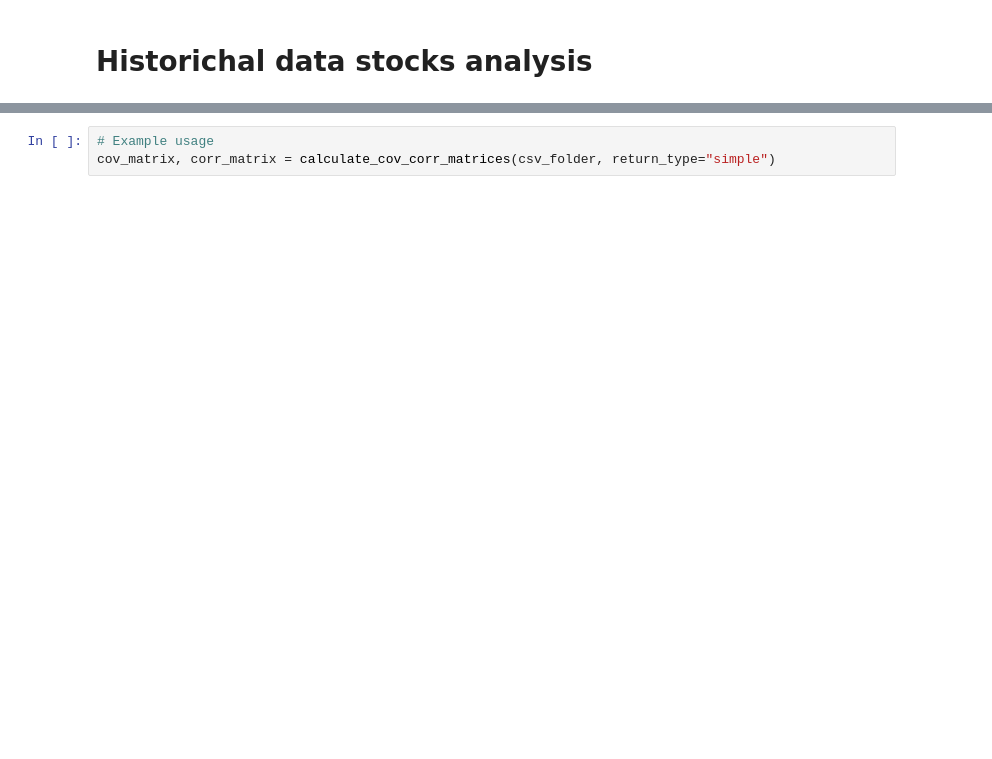
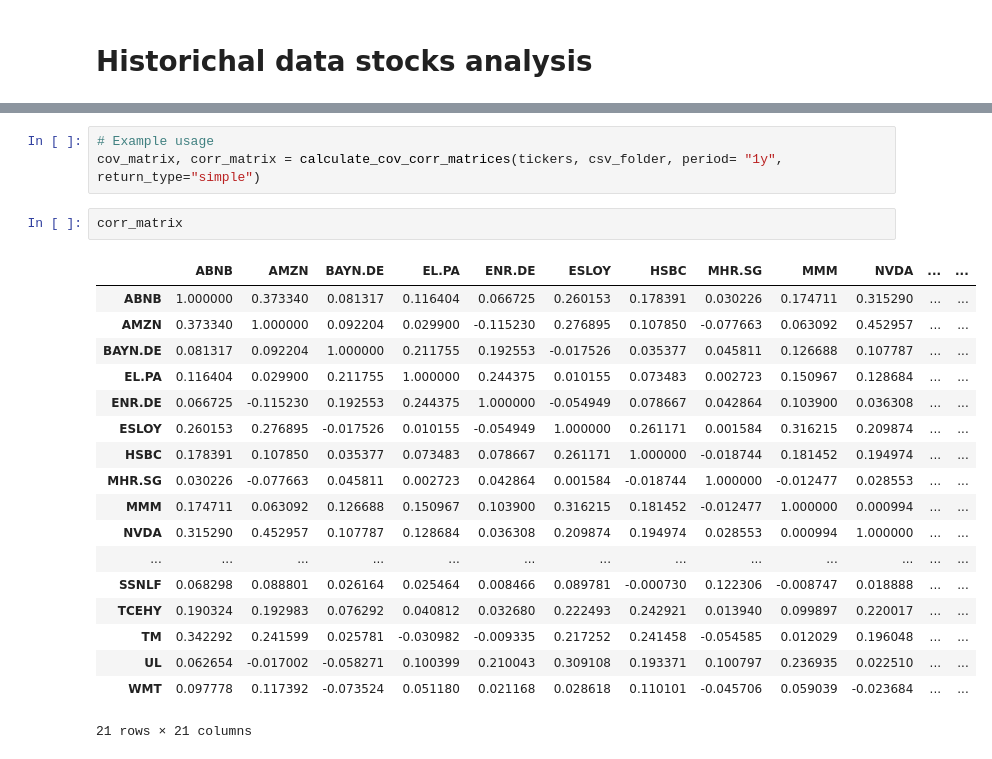
Before and after one commit to MauroAndretta/PortfolioBuilder, a Jupyter notebook: notebooks/PortfolioBuilder.ipynb, the cells around one changed output, grey strips where cells are left out. Saved outputs shown, nothing was run; the diff lists cells and outputs as text; blank space fills up the shorter version.

```diff
--- a/notebooks/PortfolioBuilder.ipynb
+++ b/notebooks/PortfolioBuilder.ipynb
@@ -335,7 +340,28 @@ def calculate_cov_corr_matrices(csv_folder: str, period: str = "1y",
     return covariance_matrix, correlation_matrix
 # %%
 # Example usage
-cov_matrix, corr_matrix = calculate_cov_corr_matrices(csv_folder, return_type="simple")
+cov_matrix, corr_matrix = calculate_cov_corr_matrices(tickers, csv_folder, period= "1y", return_type="simple")
+# %%
+corr_matrix
+# %% [output]
+|  | ABNB | AMZN | BAYN.DE | EL.PA | ENR.DE | ESLOY | HSBC | MHR.SG | MMM | NVDA | ... | ... |
+| ABNB | 1.000000 | 0.373340 | 0.081317 | 0.116404 | 0.066725 | 0.260153 | 0.178391 | 0.030226 | 0.174711 | 0.315290 | ... | ... |
+| AMZN | 0.373340 | 1.000000 | 0.092204 | 0.029900 | -0.115230 | 0.276895 | 0.107850 | -0.077663 | 0.063092 | 0.452957 | ... | ... |
+| BAYN.DE | 0.081317 | 0.092204 | 1.000000 | 0.211755 | 0.192553 | -0.017526 | 0.035377 | 0.045811 | 0.126688 | 0.107787 | ... | ... |
+| EL.PA | 0.116404 | 0.029900 | 0.211755 | 1.000000 | 0.244375 | 0.010155 | 0.073483 | 0.002723 | 0.150967 | 0.128684 | ... | ... |
+| ENR.DE | 0.066725 | -0.115230 | 0.192553 | 0.244375 | 1.000000 | -0.054949 | 0.078667 | 0.042864 | 0.103900 | 0.036308 | ... | ... |
+| ESLOY | 0.260153 | 0.276895 | -0.017526 | 0.010155 | -0.054949 | 1.000000 | 0.261171 | 0.001584 | 0.316215 | 0.209874 | ... | ... |
+| HSBC | 0.178391 | 0.107850 | 0.035377 | 0.073483 | 0.078667 | 0.261171 | 1.000000 | -0.018744 | 0.181452 | 0.194974 | ... | ... |
+| MHR.SG | 0.030226 | -0.077663 | 0.045811 | 0.002723 | 0.042864 | 0.001584 | -0.018744 | 1.000000 | -0.012477 | 0.028553 | ... | ... |
+| MMM | 0.174711 | 0.063092 | 0.126688 | 0.150967 | 0.103900 | 0.316215 | 0.181452 | -0.012477 | 1.000000 | 0.000994 | ... | ... |
+| NVDA | 0.315290 | 0.452957 | 0.107787 | 0.128684 | 0.036308 | 0.209874 | 0.194974 | 0.028553 | 0.000994 | 1.000000 | ... | ... |
+| ... | ... | ... | ... | ... | ... | ... | ... | ... | ... | ... | ... | ... |
+| SSNLF | 0.068298 | 0.088801 | 0.026164 | 0.025464 | 0.008466 | 0.089781 | -0.000730 | 0.122306 | -0.008747 | 0.018888 | ... | ... |
+| TCEHY | 0.190324 | 0.192983 | 0.076292 | 0.040812 | 0.032680 | 0.222493 | 0.242921 | 0.013940 | 0.099897 | 0.220017 | ... | ... |
+| TM | 0.342292 | 0.241599 | 0.025781 | -0.030982 | -0.009335 | 0.217252 | 0.241458 | -0.054585 | 0.012029 | 0.196048 | ... | ... |
+| UL | 0.062654 | -0.017002 | -0.058271 | 0.100399 | 0.210043 | 0.309108 | 0.193371 | 0.100797 | 0.236935 | 0.022510 | ... | ... |
+| WMT | 0.097778 | 0.117392 | -0.073524 | 0.051180 | 0.021168 | 0.028618 | 0.110101 | -0.045706 | 0.059039 | -0.023684 | ... | ... |
+21 rows × 21 columns
 # %%
 def plot_heatmap(matrix: pd.DataFrame, title: str) -> None:
     """
```
Also changed, not shown: parts of 9 cells of this notebook.
